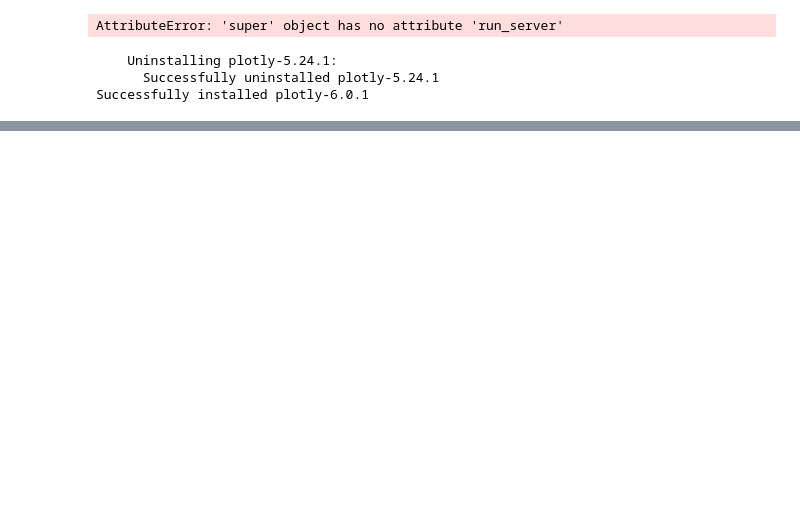
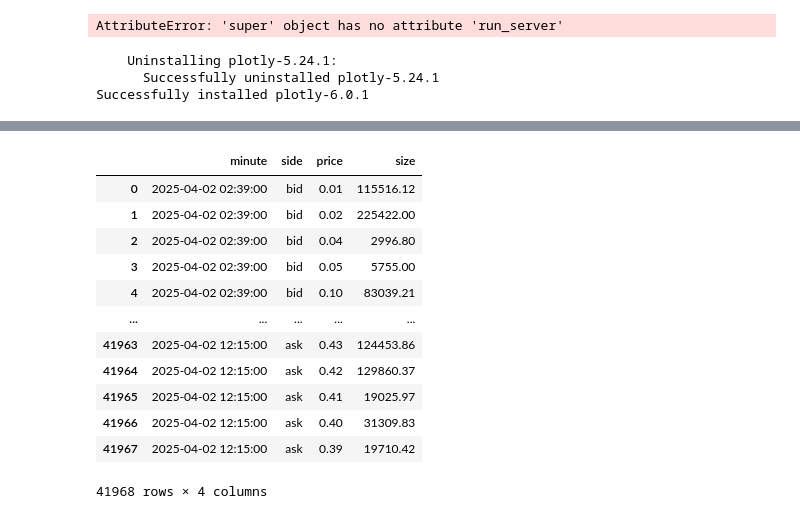
Before and after one commit to grrr71/playround, a Jupyter notebook: order_book_metrics.ipynb, the cells around one changed output, grey strips where cells are left out. Saved outputs shown, nothing was run; the diff lists cells and outputs as text; code cells hidden in the pictures; blank space fills up the shorter version.

```diff
--- a/order_book_metrics.ipynb
+++ b/order_book_metrics.ipynb
@@ -808,0 +1125,35 @@ Successfully installed plotly-6.0.1
+# %%
+# Convert timestamps and discretize by minute
+trades['timestamp'] = trades['block_time']
+df['timestamp'] = pd.to_datetime(df['timestamp_human'])
+df['minute'] = df['timestamp'].dt.floor('min')
+
+trades['block_time'] = pd.to_datetime(trades['block_time'])
+trades['minute'] = trades['block_time'].dt.floor('min')
+
+# Ensure numeric types
+df['price'] = pd.to_numeric(df['price'], errors='coerce')
+df['size'] = pd.to_numeric(df['size'], errors='coerce')
+trades['price'] = pd.to_numeric(trades['price'], errors='coerce')
+trades['amount'] = pd.to_numeric(trades['amount'], errors='coerce')
+trades['shares'] = pd.to_numeric(trades['shares'], errors='coerce')  # ✅ New line for shares
+
+# Drop NA and filter required columns
+order_book = df[['minute', 'side', 'price', 'size']].dropna()
+trade_data = trades[['minute', 'price', 'amount', 'shares']].dropna()
+# %%
+order_book
+# %% [output]
+|  | minute | side | price | size |
+| 0 | 2025-04-02 02:39:00 | bid | 0.01 | 115516.12 |
+| 1 | 2025-04-02 02:39:00 | bid | 0.02 | 225422.00 |
+| 2 | 2025-04-02 02:39:00 | bid | 0.04 | 2996.80 |
+| 3 | 2025-04-02 02:39:00 | bid | 0.05 | 5755.00 |
+| 4 | 2025-04-02 02:39:00 | bid | 0.10 | 83039.21 |
+| ... | ... | ... | ... | ... |
+| 41963 | 2025-04-02 12:15:00 | ask | 0.43 | 124453.86 |
+| 41964 | 2025-04-02 12:15:00 | ask | 0.42 | 129860.37 |
+| 41965 | 2025-04-02 12:15:00 | ask | 0.41 | 19025.97 |
+| 41966 | 2025-04-02 12:15:00 | ask | 0.40 | 31309.83 |
+| 41967 | 2025-04-02 12:15:00 | ask | 0.39 | 19710.42 |
+41968 rows × 4 columns
```
Also changed, not shown: parts of 18 cells of this notebook.
